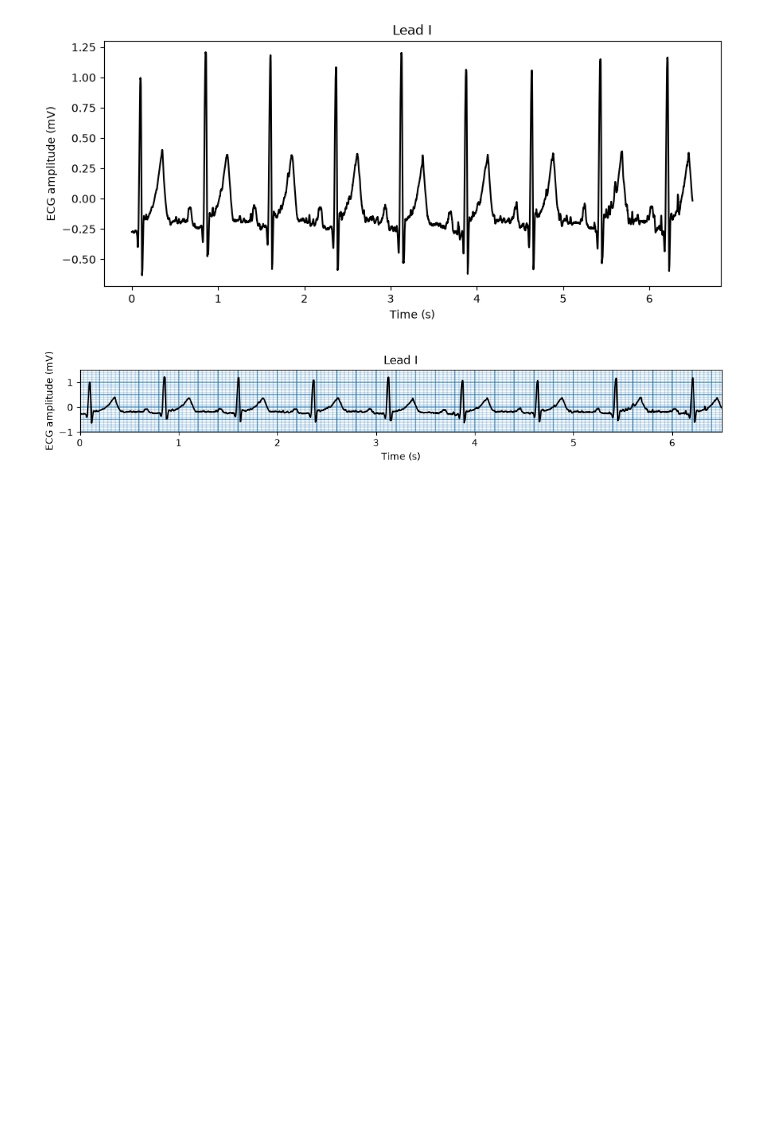
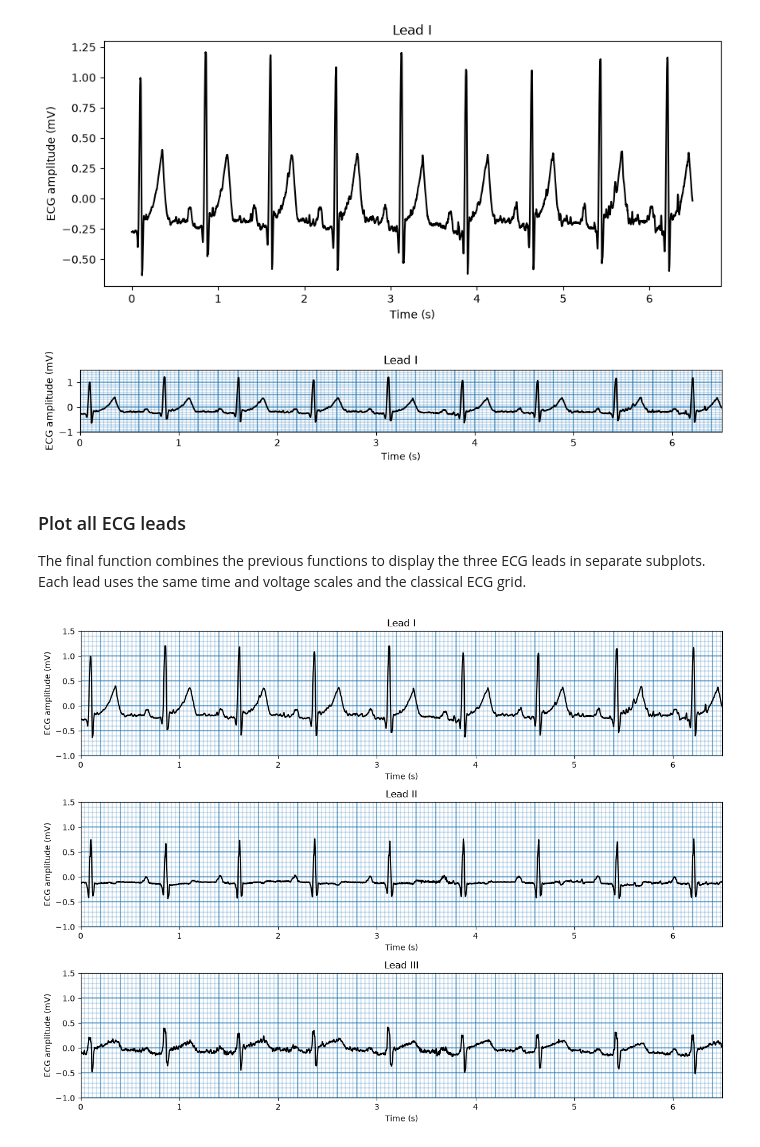
Before and after one commit to ElouanDef/Series01-python, a Jupyter notebook: Series01-python.ipynb, the cells around one changed output. Saved outputs shown, nothing was run; the diff lists cells and outputs as text; code cells hidden in the pictures; blank space fills up the shorter version.

Commit message:
Create relistic three lead ECG plot

```diff
--- a/Series01-python.ipynb
+++ b/Series01-python.ipynb
@@ -287,3 +287,36 @@ plot_one_lead_in_subplots(
 plt.show()
 # %% [output]
 [figure]
+# %% [markdown]
+### Plot all ECG leads
+
+The final function combines the previous functions to display the three ECG leads in separate subplots. Each lead uses the same time and voltage scales and the classical ECG grid.
+# %%
+def plot_all_leads_in_subplots(time, ecg, lead_names, colors):
+    """Plot all ECG leads in separate subplots with classical ECG grids."""
+
+    plt.figure(figsize=(12, 9))
+
+    for lead_index in range(3):
+        plot_one_lead_in_subplots(
+            lead_index + 1,
+            time,
+            ecg[:, lead_index],
+            lead_names[lead_index],
+            colors[lead_index]
+        )
+
+    plt.tight_layout()
+    plt.show()
+# %%
+lead_names = ["Lead I", "Lead II", "Lead III"]
+colors = ["black", "black", "black"]
+
+plot_all_leads_in_subplots(
+    time_seconds,
+    ecg_mv,
+    lead_names,
+    colors
+)
+# %% [output]
+[figure, added]
```
Also changed, not shown: parts of 1 cell of this notebook.
